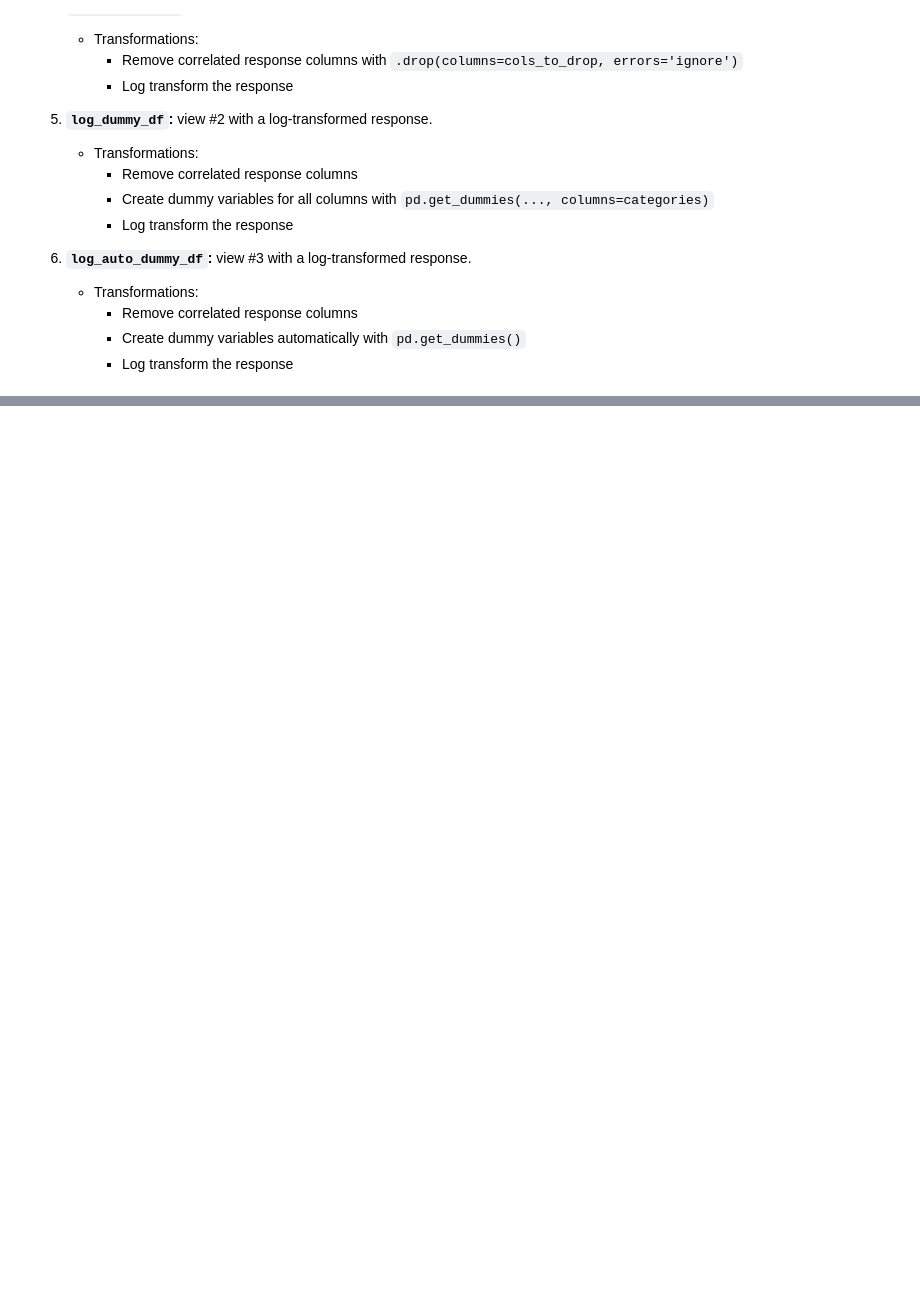
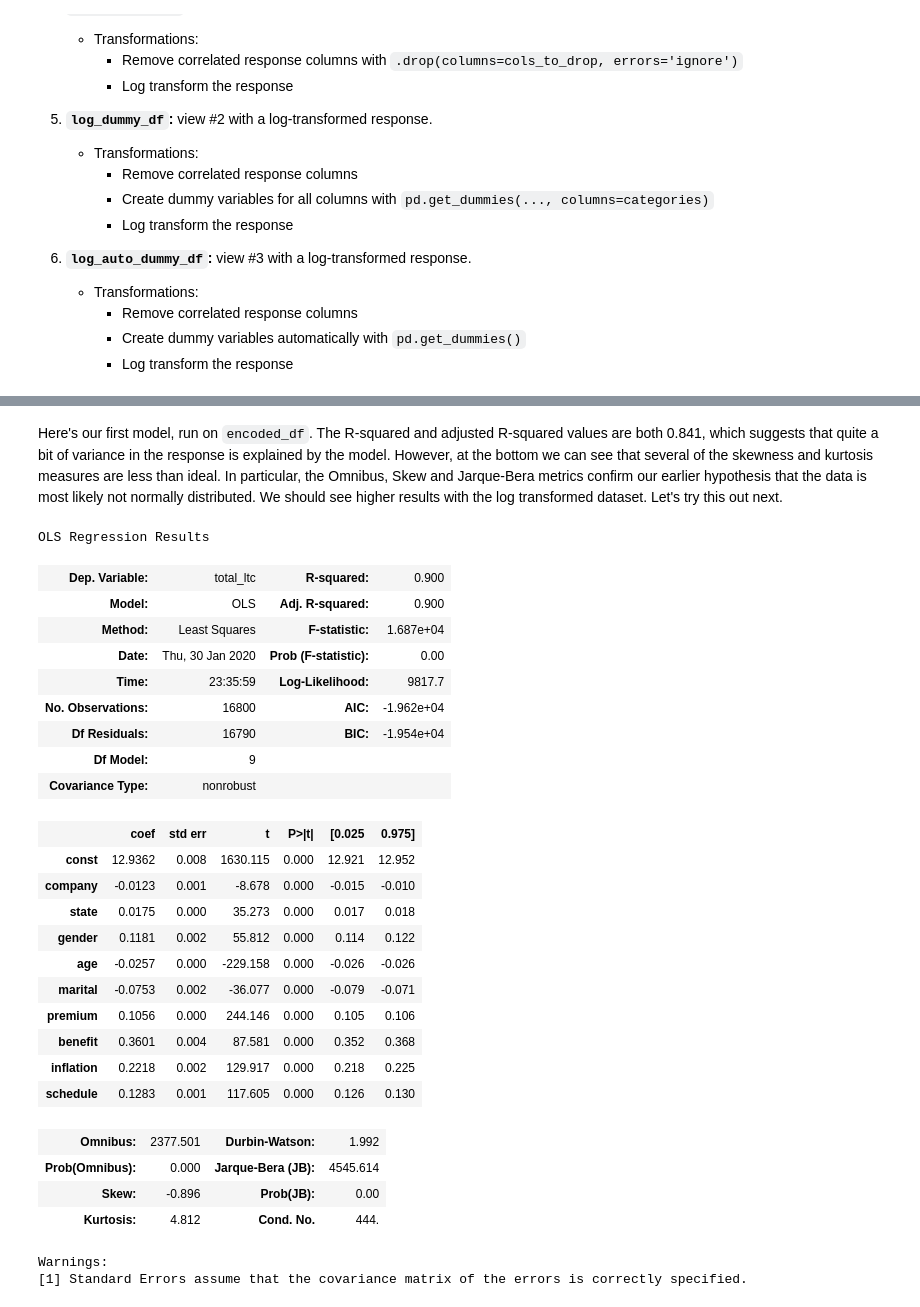
Before and after one commit to jayascript/notebooks, a Jupyter notebook: cc_results/Analysis_Creating-an-Algorithm-to-Bypass-ComboCompare.ipynb, the cells around one changed output, grey strips where cells are left out. Cells and saved outputs as stored; diff of their text form; code cells hidden in the pictures; blank space fills up the shorter version.

```diff
--- a/cc_results/Analysis_Creating-an-Algorithm-to-Bypass-ComboCompare.ipynb
+++ b/cc_results/Analysis_Creating-an-Algorithm-to-Bypass-ComboCompare.ipynb
@@ -684,0 +514,34 @@ Resources for more information.
+# %% [markdown]
+Here's our first model, run on `encoded_df`. The R-squared and adjusted R-squared values are both 0.841, which suggests that quite a bit of variance in the response is explained by the model. However, at the bottom we can see that several of the skewness and kurtosis measures are less than ideal. In particular, the Omnibus, Skew and Jarque-Bera metrics confirm our earlier hypothesis that the data is most likely not normally distributed. We should see higher results with the log transformed dataset. Let's try this out next.
+# %%
+# 2. Encoded cols w/ log(response)
+log_encoded_model = train_linreg_model(log_encoded_df)
+log_encoded_model[1]
+# %% [output]
+OLS Regression Results
+| Dep. Variable: | total_ltc | R-squared: | 0.900 |
+| Model: | OLS | Adj. R-squared: | 0.900 |
+| Method: | Least Squares | F-statistic: | 1.687e+04 |
+| Date: | Thu, 30 Jan 2020 | Prob (F-statistic): | 0.00 |
+| Time: | 23:35:59 | Log-Likelihood: | 9817.7 |
+| No. Observations: | 16800 | AIC: | -1.962e+04 |
+| Df Residuals: | 16790 | BIC: | -1.954e+04 |
+| Df Model: | 9 |  |  |
+| Covariance Type: | nonrobust |  |  |
+|  | coef | std err | t | P>|t| | [0.025 | 0.975] |
+| const | 12.9362 | 0.008 | 1630.115 | 0.000 | 12.921 | 12.952 |
+| company | -0.0123 | 0.001 | -8.678 | 0.000 | -0.015 | -0.010 |
+| state | 0.0175 | 0.000 | 35.273 | 0.000 | 0.017 | 0.018 |
+| gender | 0.1181 | 0.002 | 55.812 | 0.000 | 0.114 | 0.122 |
+| age | -0.0257 | 0.000 | -229.158 | 0.000 | -0.026 | -0.026 |
+| marital | -0.0753 | 0.002 | -36.077 | 0.000 | -0.079 | -0.071 |
+| premium | 0.1056 | 0.000 | 244.146 | 0.000 | 0.105 | 0.106 |
+| benefit | 0.3601 | 0.004 | 87.581 | 0.000 | 0.352 | 0.368 |
+| inflation | 0.2218 | 0.002 | 129.917 | 0.000 | 0.218 | 0.225 |
+| schedule | 0.1283 | 0.001 | 117.605 | 0.000 | 0.126 | 0.130 |
+| Omnibus: | 2377.501 | Durbin-Watson: | 1.992 |
+| Prob(Omnibus): | 0.000 | Jarque-Bera (JB): | 4545.614 |
+| Skew: | -0.896 | Prob(JB): | 0.00 |
+| Kurtosis: | 4.812 | Cond. No. | 444. |
+Warnings:
+[1] Standard Errors assume that the covariance matrix of the errors is correctly specified.
```
Also changed, not shown: parts of 48 cells of this notebook.
